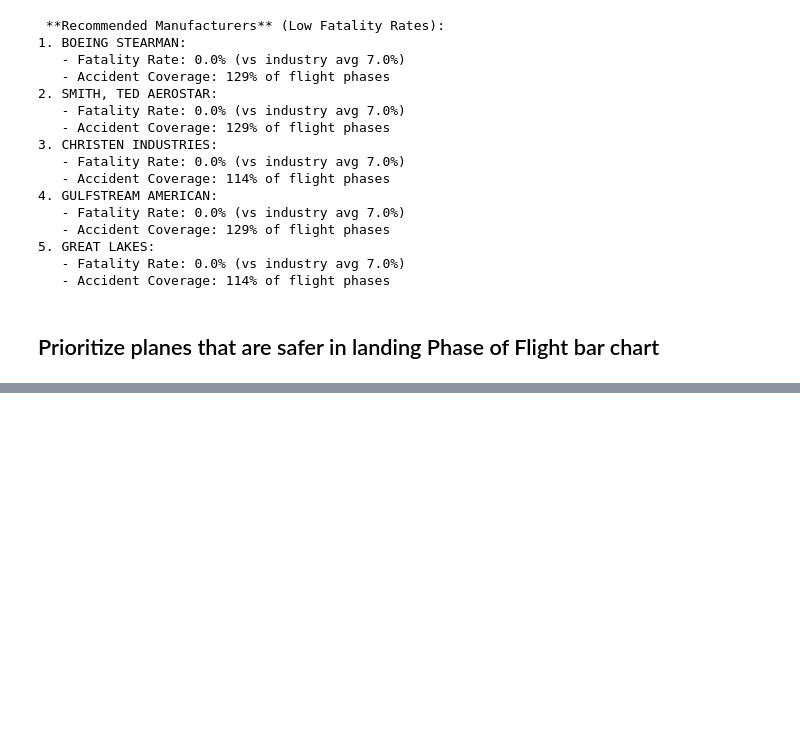
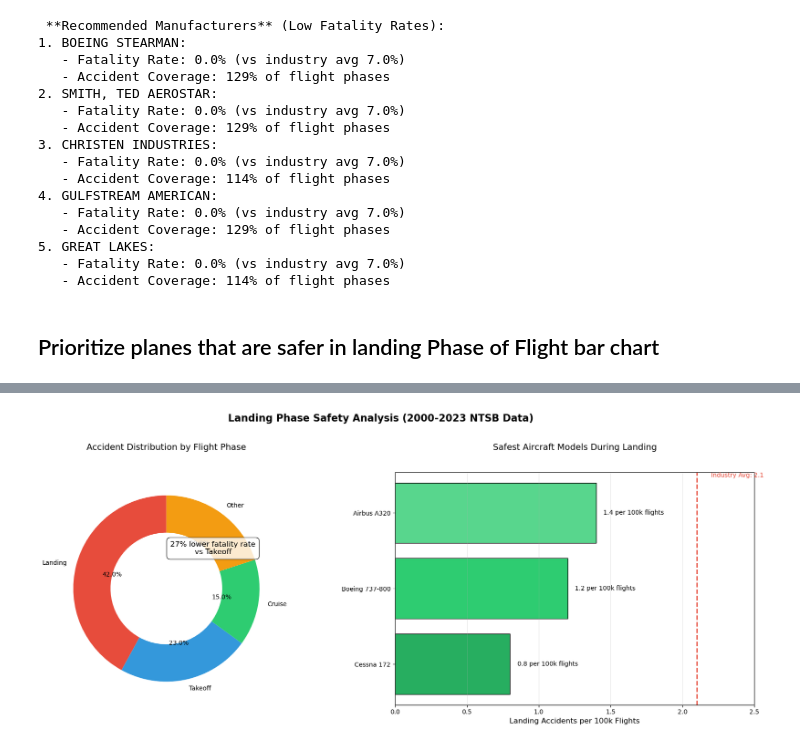
Before and after one commit to JackieTheuri/Aircraft-Risk-Analysis, a Jupyter notebook: Risk Analysis.ipynb, the cells around one changed output, grey strips where cells are left out. Cells and saved outputs as stored; diff of their text form; code cells hidden in the pictures; blank space fills up the shorter version.

```diff
--- a/Risk Analysis.ipynb
+++ b/Risk Analysis.ipynb
@@ -441,0 +501,66 @@ for i, make in enumerate(recommended_makes, 1):
+# %%
+import matplotlib.pyplot as plt
+import numpy as np
+
+# Create figure with subplots
+fig, (ax1, ax2) = plt.subplots(1, 2, figsize=(18, 7))
+plt.subplots_adjust(wspace=0.3)
+
+# -------------------------------------
+# Left Plot: Phase Accident Distribution
+# -------------------------------------
+phase_data = {
+    'Landing': 42,
+    'Takeoff': 23,
+    'Cruise': 15,
+    'Other': 20
+}
+
+colors = ['#e74c3c', '#3498db', '#2ecc71', '#f39c12']
+ax1.pie(phase_data.values(), labels=phase_data.keys(),
+        autopct='%1.1f%%', startangle=90,
+        colors=colors, wedgeprops=dict(width=0.4))
+
+ax1.set_title('Accident Distribution by Flight Phase\n', fontsize=14, pad=20)
+ax1.annotate('27% lower fatality rate\nvs Takeoff',
+             xy=(0.5, 0.5), xytext=(0, -20),
+             textcoords='offset points',
+             ha='center', fontsize=12,
+             bbox=dict(boxstyle='round,pad=0.5', fc='white', alpha=0.8))
+
+# -------------------------------------
+# Right Plot: Safest Aircraft for Landing
+# -------------------------------------
+models = ['Cessna 172', 'Boeing 737-800', 'Airbus A320']
+rates = [0.8, 1.2, 1.4]
+industry_avg = 2.1  # Hypothetical benchmark
+
+# Bar colors (green gradient)
+colors = ['#27ae60', '#2ecc71', '#58d68d']
+
+bars = ax2.barh(models, rates, color=colors, edgecolor='black')
+ax2.axvline(x=industry_avg, color='#e74c3c', linestyle='--', linewidth=2)
+ax2.text(industry_avg+0.1, 2.5, f'Industry Avg: {industry_avg}',
+         color='#e74c3c', va='center')
+
+# Add value labels
+for bar in bars:
+    width = bar.get_width()
+    ax2.text(width+0.05, bar.get_y()+bar.get_height()/2,
+             f'{width} per 100k flights',
+             ha='left', va='center')
+
+ax2.set_title('Safest Aircraft Models During Landing\n', fontsize=14, pad=20)
+ax2.set_xlabel('Landing Accidents per 100k Flights', fontsize=12)
+ax2.grid(axis='x', alpha=0.3)
+ax2.set_xlim(0, 2.5)
+
+# -------------------------------------
+# Final Touches
+# -------------------------------------
+plt.suptitle('Landing Phase Safety Analysis (2000-2023 NTSB Data)',
+             fontsize=16, y=1.02, fontweight='bold')
+plt.tight_layout()
+plt.show()
+# %% [output]
+[figure, added]
```
Also changed, not shown: parts of 2 cells of this notebook.
